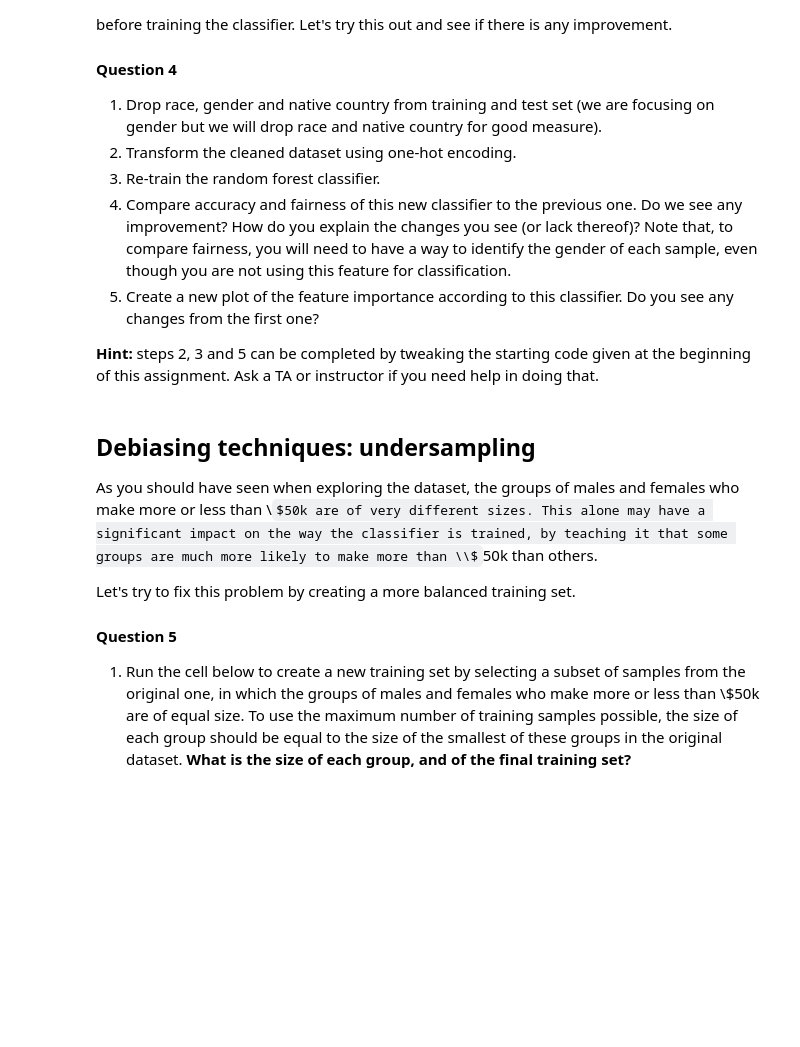
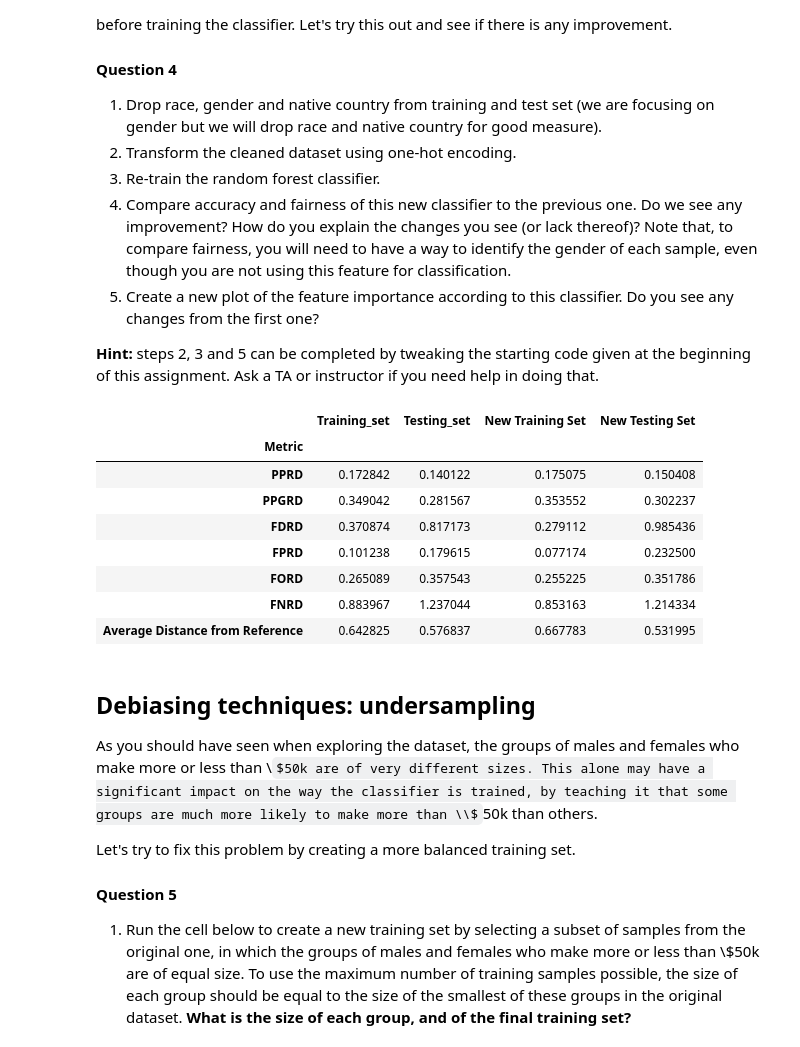
Before and after one commit to wsl0917/DSCI430_module2_assignment, a Jupyter notebook: Module 4 Assignment-1.ipynb, the cells around one changed output. Cells and saved outputs as stored; diff of their text form; code cells hidden in the pictures; some formulas as TeX source; blank space fills up the shorter version.

```diff
--- a/Module 4 Assignment-1.ipynb
+++ b/Module 4 Assignment-1.ipynb
@@ -321,3 +332,56 @@ A first idea to fix this issue could be dropping the protected characteristics f
+# %%
+#transform the dataset using OHE
+new_categorical_feats = ["workclass",
+                     "education",
+                     "marital-status",
+                     "occupation",
+                     "relationship"
+                     ]  # Apply one-hot encoding
+
+
+new_ct = make_column_transformer(
+    (
+        make_pipeline(OneHotEncoder(handle_unknown="ignore",drop="if_binary")),
+        new_categorical_feats,
+    ),  # OHE on categorical features
+    ("passthrough", passthrough_feats)  # no transformations on numerical features
+)
+
+new_X_train_transformed = new_ct.fit_transform(new_train).toarray()
+
+new_column_names = list(
+    new_ct.named_transformers_["pipeline"].get_feature_names_out(
+        new_categorical_feats
+    )
+) + passthrough_feats
+
+new_X_test_transformed = new_ct.transform(new_test).toarray()
+# %%
+new_clf = RandomForestClassifier(random_state=0, max_depth = 19, n_estimators = 100).fit(new_X_train_transformed, y_train)
+# %%
+new_train_metrics = fairness_metrics(new_clf, pd.DataFrame(new_X_train_transformed, columns=new_column_names), y_train, gender_exist=False,is_TEST=False)
+
+new_test_metrics = fairness_metrics(new_clf, pd.DataFrame(new_X_test_transformed, columns=new_column_names), y_test, gender_exist=False,is_TEST=True)
+
+
+
+new_trian_series = new_train_metrics.set_index('Metric')['Value']
+new_test_series = new_test_metrics.set_index('Metric')['Value']
+
+results_df['New Training Set'] = new_trian_series
+results_df['New Testing Set'] = new_test_series
+
+results_df
+# %% [output]
+|  | Training_set | Testing_set | New Training Set | New Testing Set |
+| Metric |  |  |  |  |
+| PPRD | 0.172842 | 0.140122 | 0.175075 | 0.150408 |
+| PPGRD | 0.349042 | 0.281567 | 0.353552 | 0.302237 |
+| FDRD | 0.370874 | 0.817173 | 0.279112 | 0.985436 |
+| FPRD | 0.101238 | 0.179615 | 0.077174 | 0.232500 |
+| FORD | 0.265089 | 0.357543 | 0.255225 | 0.351786 |
+| FNRD | 0.883967 | 1.237044 | 0.853163 | 1.214334 |
+| Average Distance from Reference | 0.642825 | 0.576837 | 0.667783 | 0.531995 |
 # %% [markdown]
 ## Debiasing techniques: undersampling
 
```
Also changed, not shown: parts of 3 cells of this notebook.
